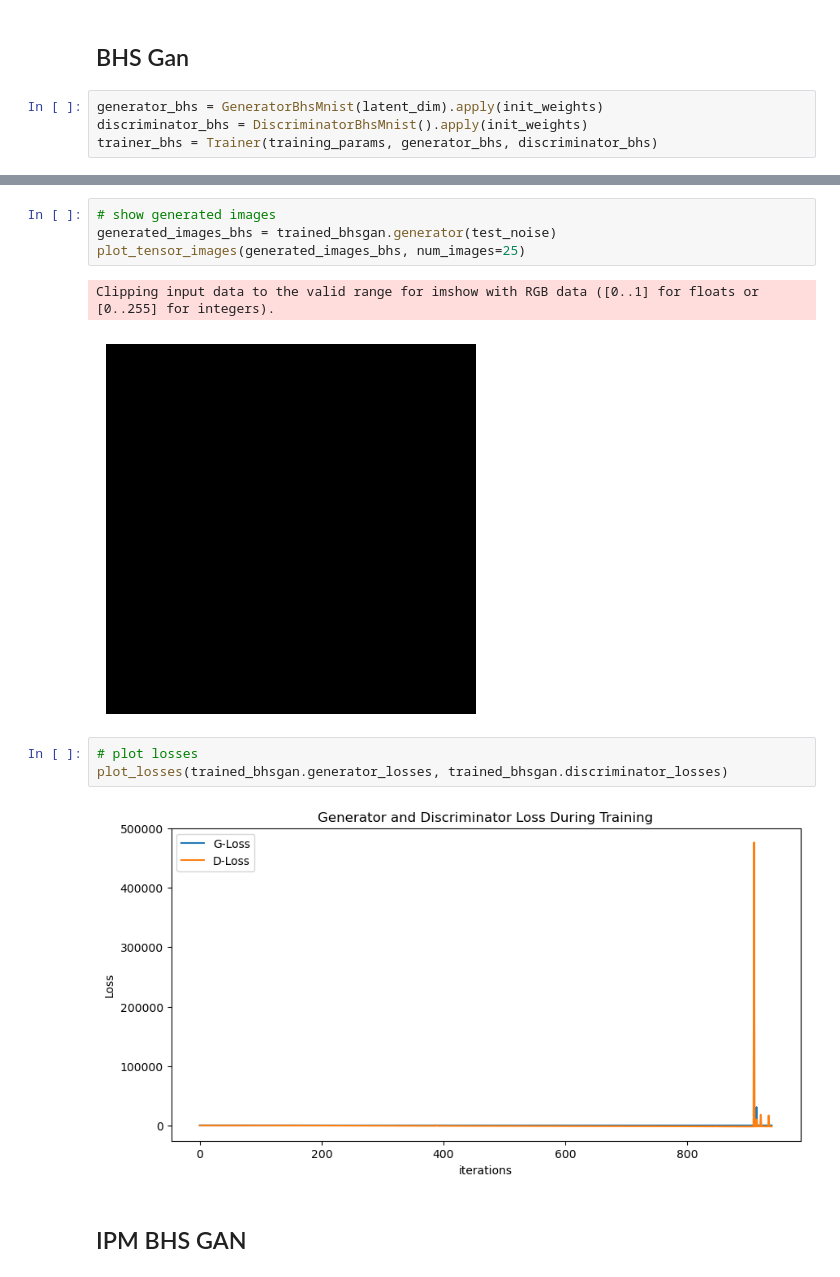
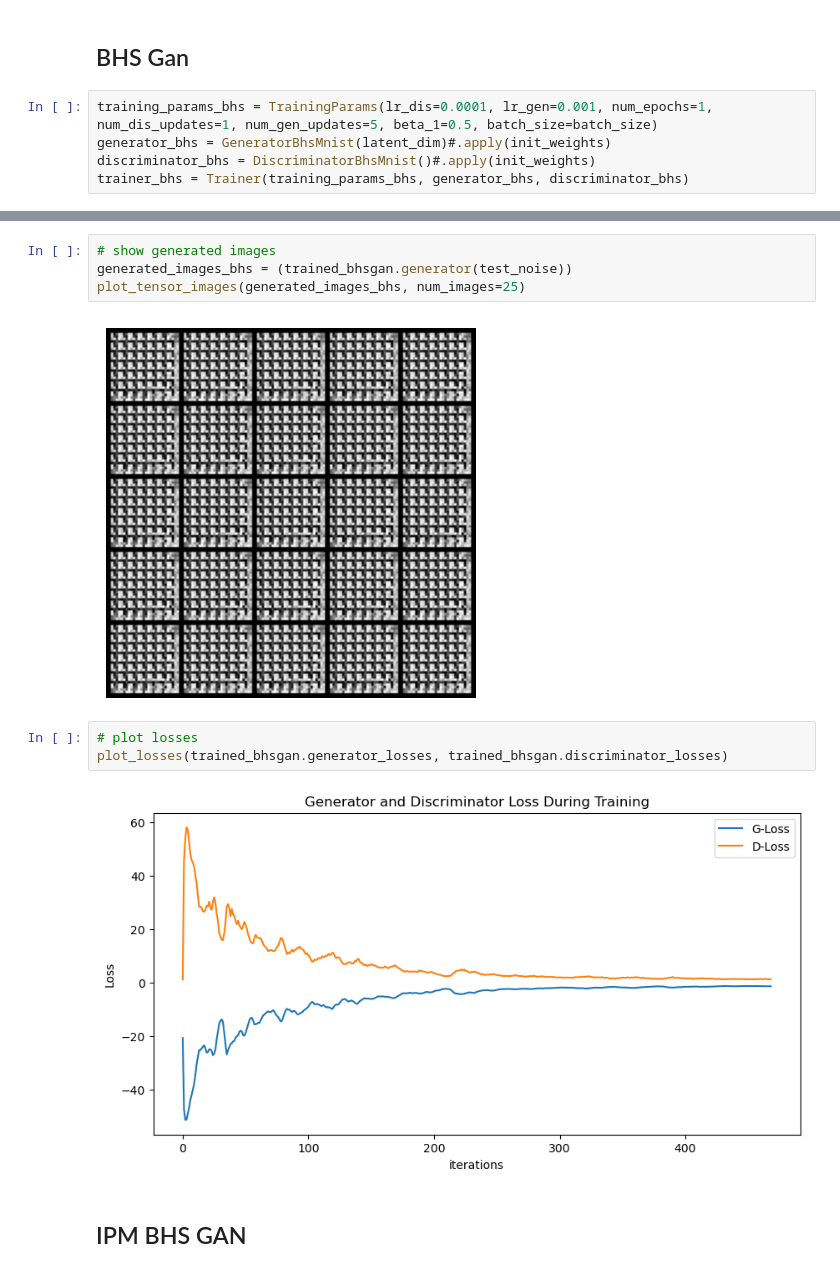
Before and after one commit to AlexF1994/bhsgan, a Jupyter notebook: mnist.ipynb, the cells around one changed output, grey strips where cells are left out. Cells and saved outputs as stored; diff of their text form.

```diff
--- a/mnist.ipynb
+++ b/mnist.ipynb
@@ -128,9 +161,10 @@ plot_losses(trained_wgan.generator_losses, trained_wgan.discriminator_losses)
 # %% [markdown]
 ## BHS Gan
 # %%
-generator_bhs = GeneratorBhsMnist(latent_dim).apply(init_weights)
-discriminator_bhs = DiscriminatorBhsMnist().apply(init_weights)
-trainer_bhs = Trainer(training_params, generator_bhs, discriminator_bhs)
+training_params_bhs = TrainingParams(lr_dis=0.0001, lr_gen=0.001, num_epochs=1, num_dis_updates=1, num_gen_updates=5, beta_1=0.5, batch_size=batch_size)
+generator_bhs = GeneratorBhsMnist(latent_dim)#.apply(init_weights)
+discriminator_bhs = DiscriminatorBhsMnist()#.apply(init_weights)
+trainer_bhs = Trainer(training_params_bhs, generator_bhs, discriminator_bhs)
 # %%
 # training loop
 trained_bhsgan = trainer_bhs.train_gan(dataloader, get_dis_loss_bhs, get_gen_loss_bhs, False, noise_dim=latent_dim)
@@ -148,15 +181,14 @@ Epoch 9 training... done, took 366.1 seconds.
 # %%
 # show generated images
-generated_images_bhs = trained_bhsgan.generator(test_noise)
+generated_images_bhs = (trained_bhsgan.generator(test_noise))
 plot_tensor_images(generated_images_bhs, num_images=25)
 # %% [output]
-Clipping input data to the valid range for imshow with RGB data ([0..1] for floats or [0..255] for integers).
-[figure, old version]
+[figure, new version]
 # %%
 # plot losses
 plot_losses(trained_bhsgan.generator_losses, trained_bhsgan.discriminator_losses)
 # %% [output]
-[figure, old version]
+[figure, new version]
 # %% [markdown]
 ## IPM BHS GAN
 # %%
```
Also changed, not shown: parts of 14 cells of this notebook, 3 other files.
